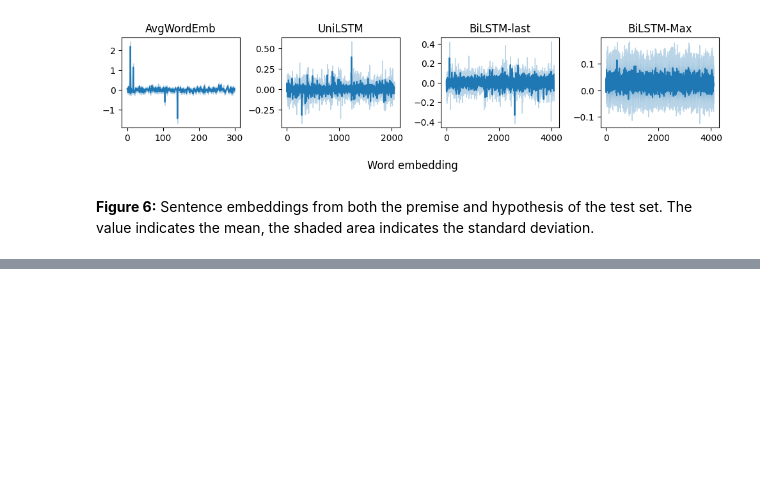
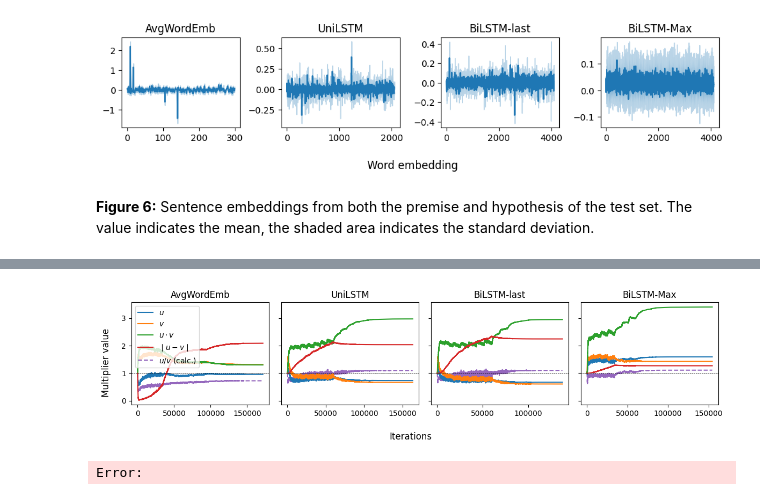
Before and after one commit to elidub/NLI-old, a Jupyter notebook: demo.ipynb, the cells around one changed output, grey strips where cells are left out. Drawn from its saved outputs; the diff is of its cells as text; code cells hidden in the pictures; blank space fills up the shorter version.

```diff
--- a/demo.ipynb
+++ b/demo.ipynb
@@ -183,0 +203,6 @@ plots.plot_embeddings()
+# %%
+plots = PlotResultsMult(
+    models = ['avg_word_emb', 'uni_lstm', 'bi_lstm', 'max_pool_lstm'], # The models to plot
+    features_types = ['baseline', 'multiplication'],
+    versions = ['version_0', 'version_0', 'version_0', 'version_0'],   # The versions of the models, if a model is retrained, another version is created
+)
@@ -183,0 +217,5 @@ plots.plot_embeddings()
+# %%
+plots.plot_multipliers()
+# %% [output]
+[figure, added]
+Error:
```
Also changed, not shown: parts of 6 cells of this notebook, 30 other files.
